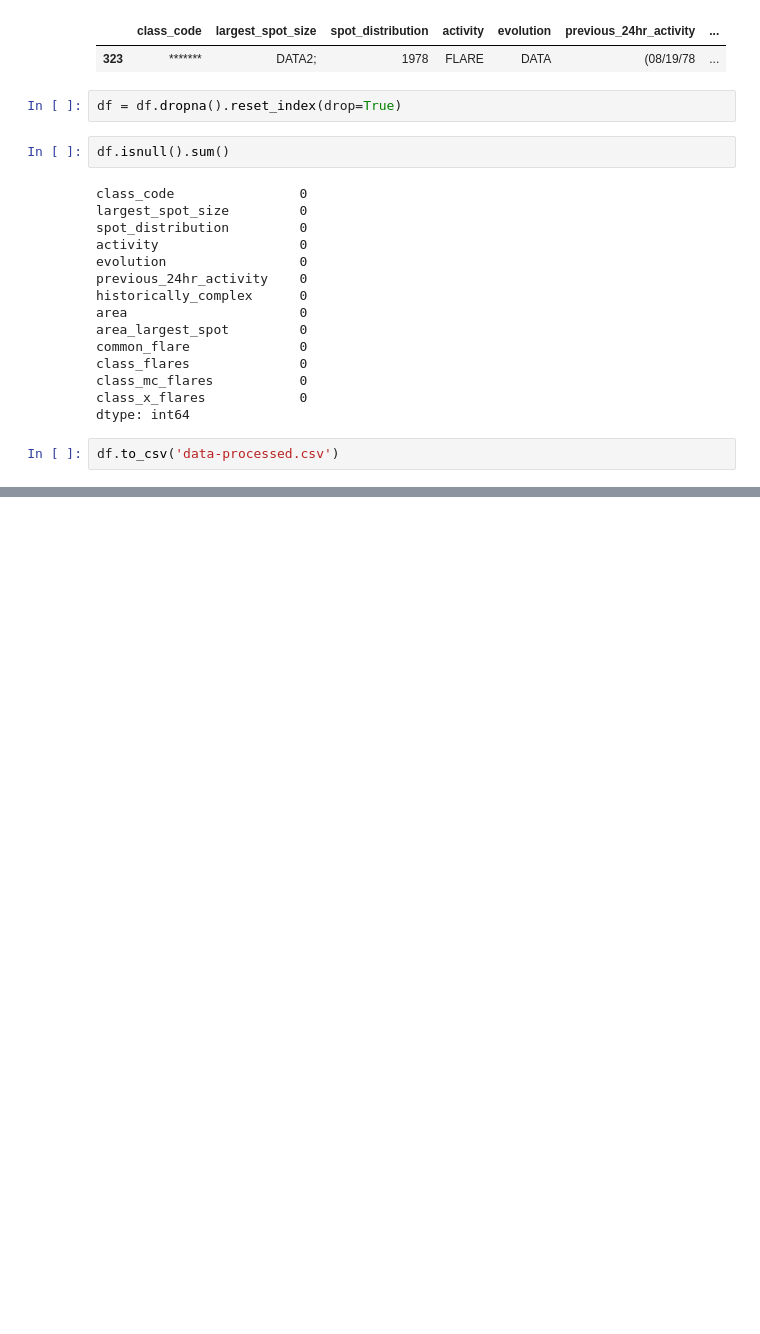
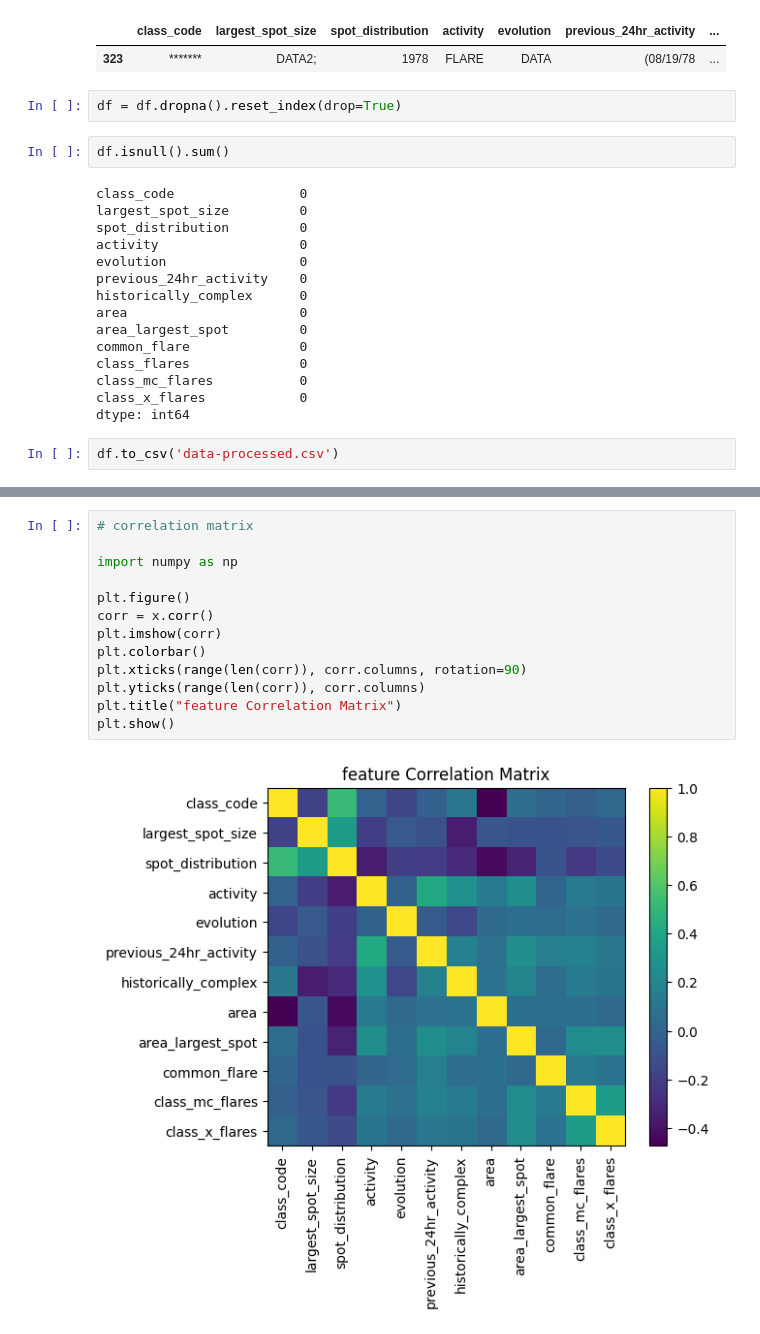
Before and after one commit to Sathwik061/RM_Project, a Jupyter notebook: EDA.ipynb, the cells around one changed output, grey strips where cells are left out. Drawn from its saved outputs; the diff is of its cells as text; blank space fills up the shorter version.

```diff
--- a/EDA.ipynb
+++ b/EDA.ipynb
@@ -140,0 +257,15 @@ df.to_csv('data-processed.csv')
+# %%
+# correlation matrix
+
+import numpy as np
+
+plt.figure()
+corr = x.corr()
+plt.imshow(corr)
+plt.colorbar()
+plt.xticks(range(len(corr)), corr.columns, rotation=90)
+plt.yticks(range(len(corr)), corr.columns)
+plt.title("feature Correlation Matrix")
+plt.show()
+# %% [output]
+[figure, added]
```
Also changed, not shown: parts of 14 cells of this notebook.
